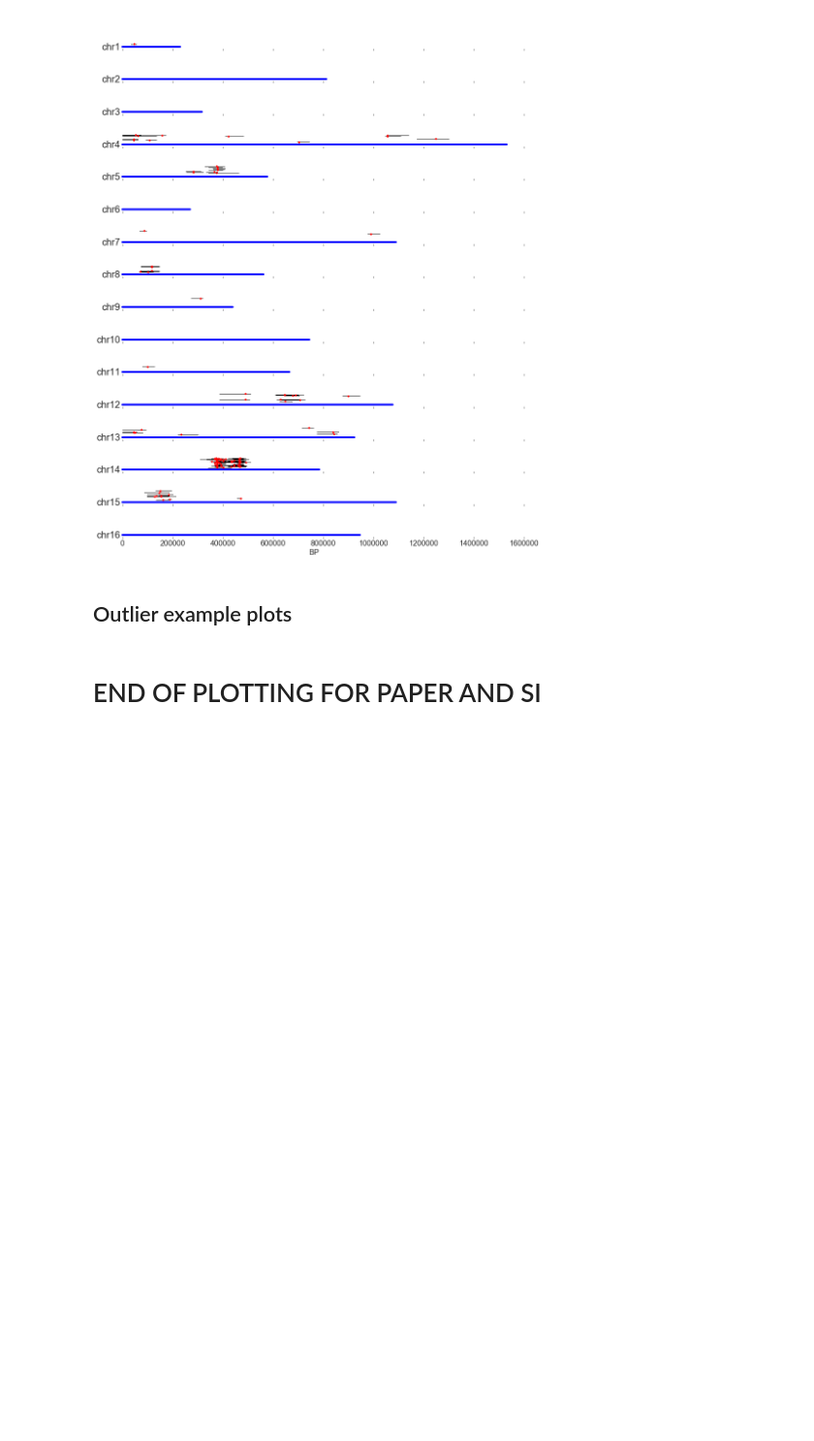
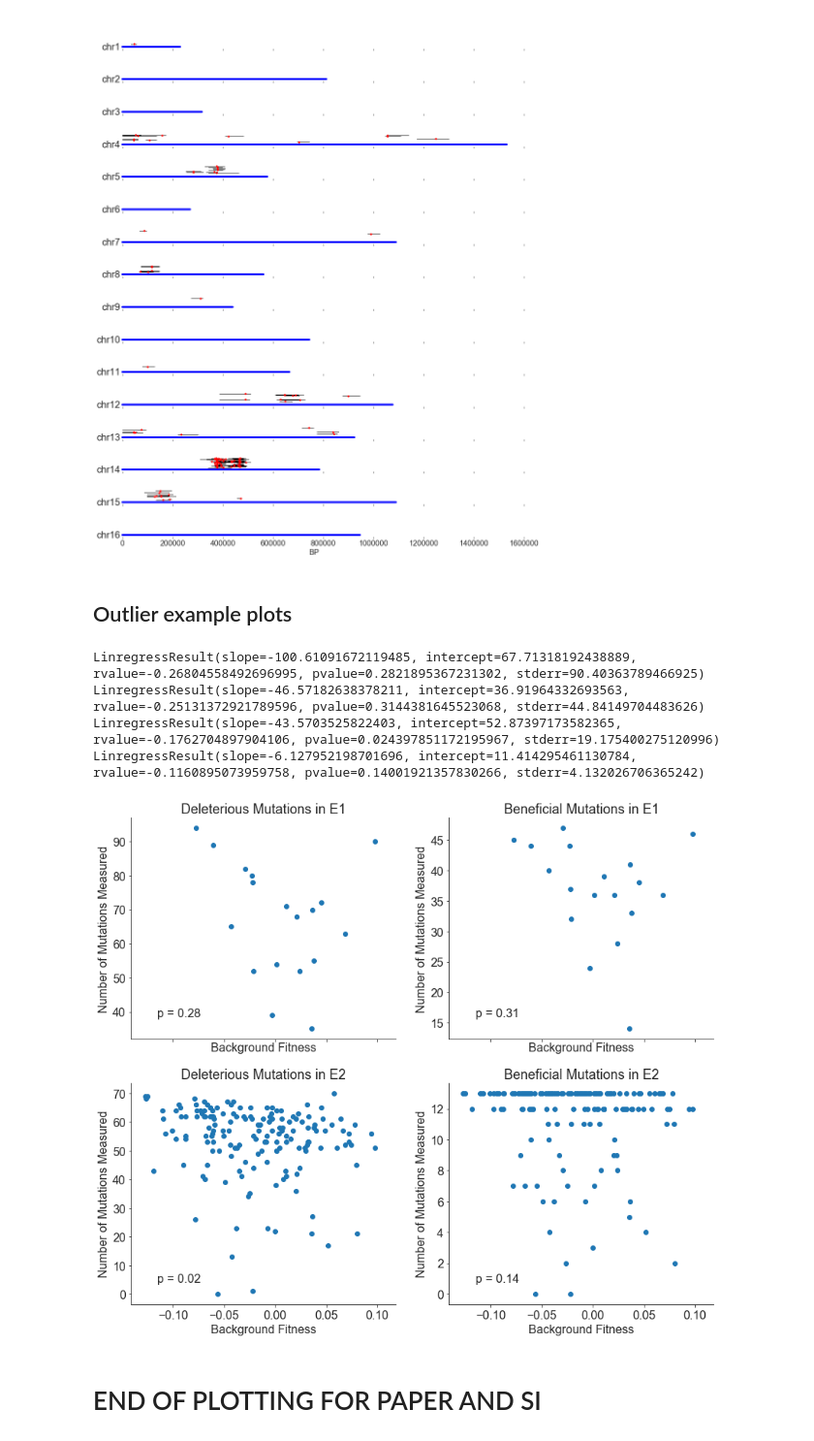
Before and after one commit to mjohnson11/TnSeq_Pipeline, a Jupyter notebook: scripts/TNSEQ_PLOTTING.ipynb, the cells around one changed output. Shown at 97% size. Cells and saved outputs as stored; diff of their text form; code cells hidden in the pictures; blank space fills up the shorter version.

```diff
--- a/scripts/TNSEQ_PLOTTING.ipynb
+++ b/scripts/TNSEQ_PLOTTING.ipynb
@@ -842,5 +843,35 @@ for exp in exps:
     pl.tight_layout()
     fig.savefig('../../Figures/supp_figs/' + exp + '_outlier_examples.png', background='transparent', bbox_inches='tight', pad_inches=0.1)
     pl.close("all")
+# %%
+def plot_num_measured(segs, td, sub, mut_type, exp_name):
+    nums_measured = [len(td.loc[pd.notnull(td[seg+'.mean.s'])]) for seg in segs]
+    x = [seg_to_fit[seg] for seg in segs]
+    sub.scatter(x, nums_measured)
+    reg = sci_stats.linregress(x, nums_measured)
+    print(reg)
+    sub.annotate('p = '+str(reg[3])[:4], xy=(0.1, 0.1), xycoords='axes fraction', fontsize=16)
+    sub.set_xlabel('Background Fitness', fontsize=16)
+    sub.set_ylabel('Number of Mutations Measured', fontsize=16)
+    sub.set_title(mut_type + ' Mutations in ' + exp_name, fontsize=18)
+    sub.tick_params(axis='both', which='major', labelsize=16)
+
+
+exps = {'BT': 'E1', 'TP': 'E2'}
+es = ['BT', 'TP']
+f, subs = pl.subplots(2, 2, figsize=(14, 12), sharex=True)
+for i in range(2):
+    exp = es[i]
+    td = dats[exp]
+    plot_num_measured(segs_all[exp], td.loc[td['avg_s']<0].loc[td['num.sig']>=2], subs[i][0], 'Deleterious', exps[exp])
+    plot_num_measured(segs_all[exp], td.loc[td['avg_s']>0].loc[td['num.sig']>=2], subs[i][1], 'Beneficial', exps[exp])
+sns.despine()
+f.savefig('../../Figures/supp_figs/num_mutations_measured_plots.png', background='transparent', bbox_inches='tight', pad_inches=0.1)
+# %% [output]
+LinregressResult(slope=-100.61091672119485, intercept=67.71318192438889, rvalue=-0.26804558492696995, pvalue=0.2821895367231302, stderr=90.40363789466925)
+LinregressResult(slope=-46.57182638378211, intercept=36.91964332693563, rvalue=-0.25131372921789596, pvalue=0.3144381645523068, stderr=44.84149704483626)
+LinregressResult(slope=-43.5703525822403, intercept=52.87397173582365, rvalue=-0.1762704897904106, pvalue=0.024397851172195967, stderr=19.175400275120996)
+LinregressResult(slope=-6.127952198701696, intercept=11.414295461130784, rvalue=-0.1160895073959758, pvalue=0.14001921357830266, stderr=4.132026706365242)
+[figure, added]
 # %% [markdown]
 # END OF PLOTTING FOR PAPER AND SI
```
Also changed, not shown: parts of 2 cells of this notebook, 1 other file.
